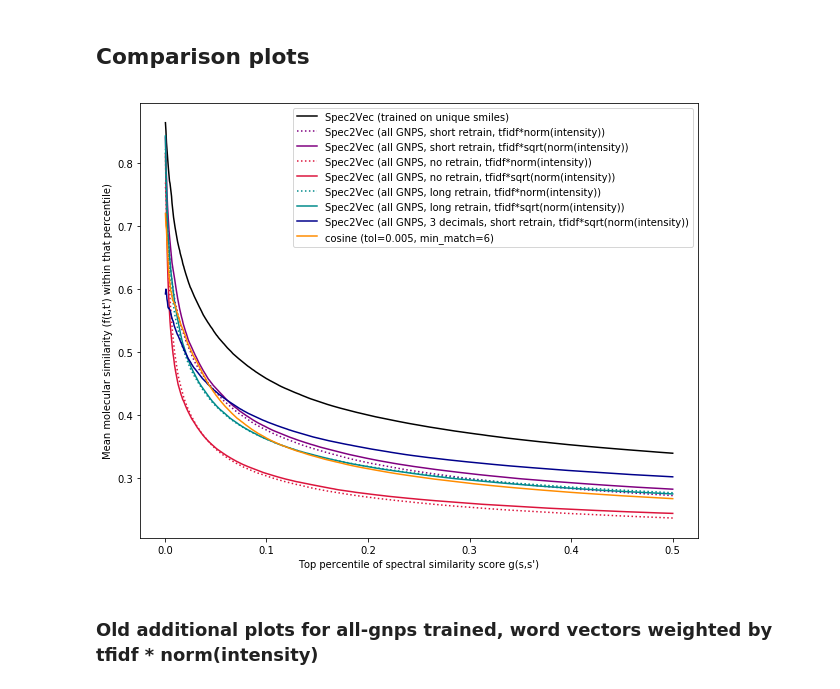
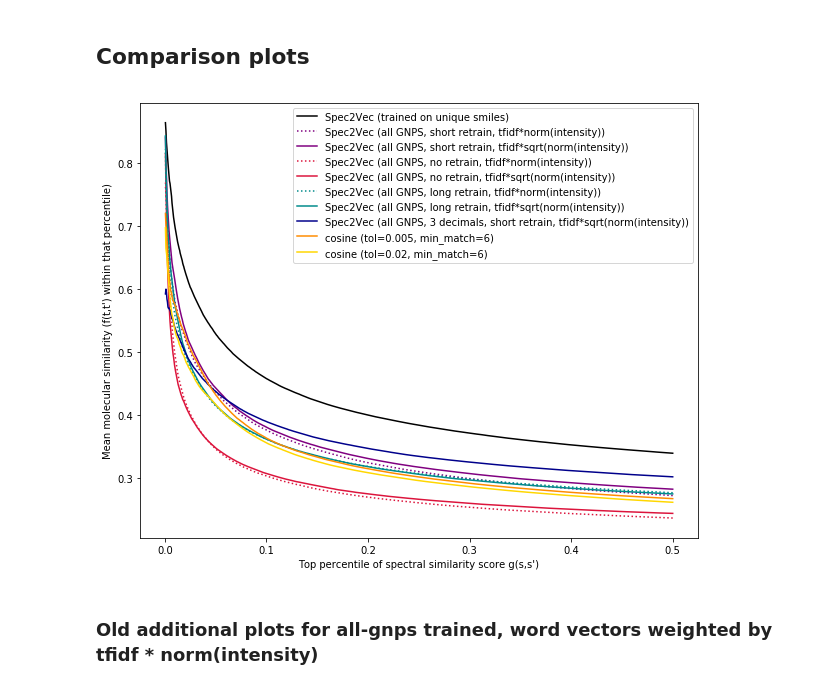
Before and after one commit to florian-huber/SeSiMe, a Jupyter notebook: notebooks/SeSiMe_MS_gnps_ALL.ipynb, the cells around one changed output. Cells and saved outputs as stored; diff of their text form; code cells hidden in the pictures.

Commit message:
Notebook updates, new plots

```diff
--- a/notebooks/SeSiMe_MS_gnps_ALL.ipynb
+++ b/notebooks/SeSiMe_MS_gnps_ALL.ipynb
@@ -677,7 +677,8 @@ Percentage of highly similar molecules within selection:  23.94 %
 # %% [markdown]
 ## Comparison plots
 # %%
-ref_score_cosine_cum4 = np.load('cosine_percentile_tol0005_minmatch6.npy')
+ref_score_cosine_cum002 = np.load('cosine_percentile_tol002_minmatch6.npy')
+ref_score_cosine_cum0005 = np.load('cosine_percentile_tol0005_minmatch6.npy')
 # %%
 # Compare all:
 num_bins = 1000
@@ -699,32 +700,36 @@ plt.plot((show_top_percentile/num_bins*(1+np.arange(num_bins)))[::-1], ref_score
          label='Spec2Vec (all GNPS, short retrain, tfidf*sqrt(norm(intensity))')
 
 plt.plot((show_top_percentile/num_bins*(1+np.arange(num_bins)))[::-1], ref_score_w2v_cum_3, ':',
          color='crimson', #cmap1(0.4), #'pink',
          label='Spec2Vec (all GNPS, no retrain, tfidf*norm(intensity))')
 
 plt.plot((show_top_percentile/num_bins*(1+np.arange(num_bins)))[::-1], ref_score_w2v_cum_4,
          color='crimson', #cmap1(0.5), #'pink',
          label='Spec2Vec (all GNPS, no retrain, tfidf*sqrt(norm(intensity))')
 
 plt.plot((show_top_percentile/num_bins*(1+np.arange(num_bins)))[::-1], ref_score_w2v_cum_6, ':',
          color='darkcyan', #cmap1(0.7), #'pink',
          label='Spec2Vec (all GNPS, long retrain, tfidf*norm(intensity))')
 
 plt.plot((show_top_percentile/num_bins*(1+np.arange(num_bins)))[::-1], ref_score_w2v_cum_5,
          color='darkcyan', #cmap1(0.8), #'pink',
          label='Spec2Vec (all GNPS, long retrain, tfidf*sqrt(norm(intensity))')
 
 plt.plot((show_top_percentile/num_bins*(1+np.arange(num_bins)))[::-1], ref_score_w2v_cum_7,
          color='darkblue', #cmap1(1.0), #'pink',
          label='Spec2Vec (all GNPS, 3 decimals, short retrain, tfidf*sqrt(norm(intensity))')
 
-plt.plot((show_top_percentile/num_bins*(1+np.arange(num_bins)))[::-1], ref_score_cosine_cum4,
+plt.plot((show_top_percentile/num_bins*(1+np.arange(num_bins)))[::-1], ref_score_cosine_cum0005,
          color='darkorange', #cmap1(1.0), #'pink',
          label='cosine (tol=0.005, min_match=6)')
+
+plt.plot((show_top_percentile/num_bins*(1+np.arange(num_bins)))[::-1], ref_score_cosine_cum002,
+         color='gold', #cmap1(1.0), #'pink',
+         label='cosine (tol=0.02, min_match=6)')
 
 plt.legend()
 plt.xlabel("Top percentile of spectral similarity score g(s,s')")
 plt.ylabel("Mean molecular similarity (f(t,t') within that percentile)")
 plt.savefig('Top_percentile_comparison_allGNPS.pdf')
 # %% [output]
-[figure, old version]
+[figure, new version]
```
Also changed, not shown: parts of 1 cell of this notebook.
